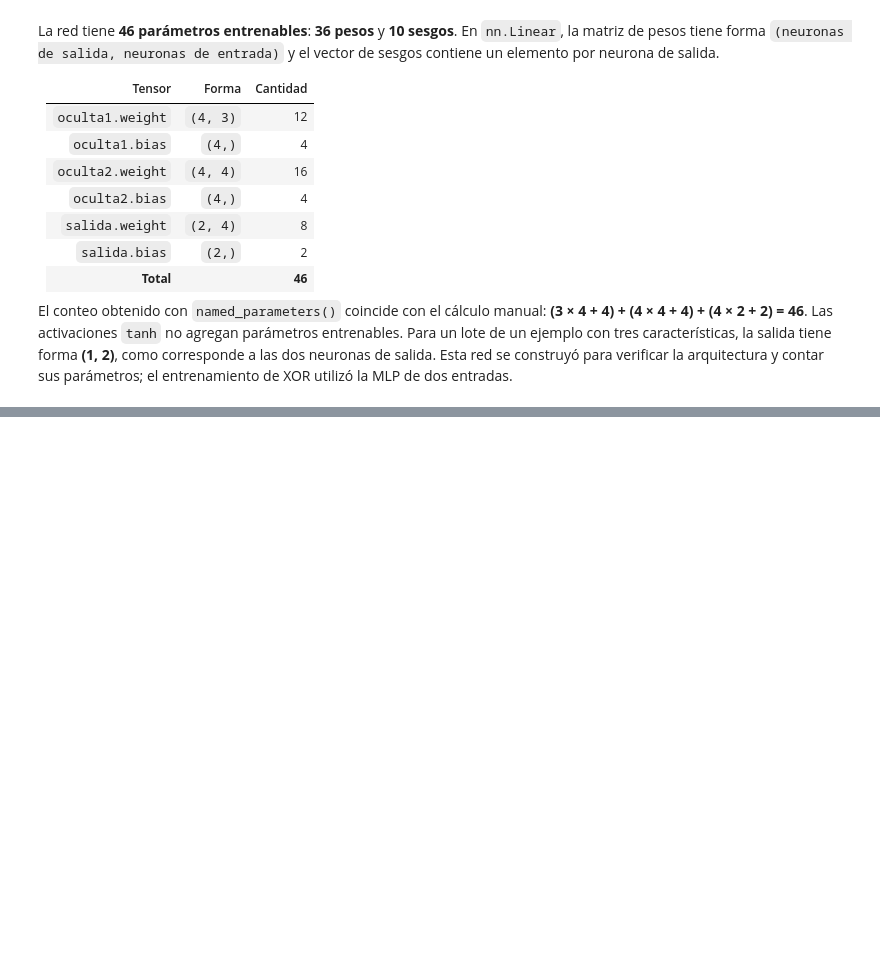
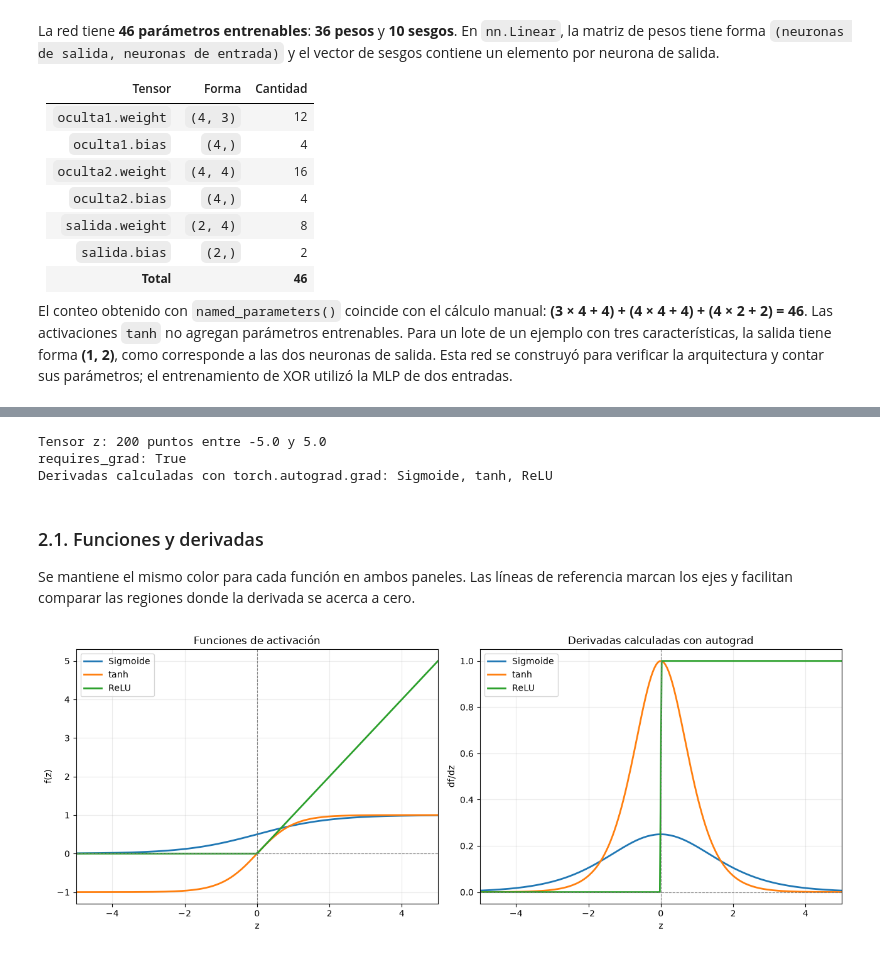
Before and after one commit to Jtanchezz/NLP, a Jupyter notebook: Lab8/lab8.ipynb, the cells around one changed output, grey strips where cells are left out. Saved outputs shown, nothing was run; the diff lists cells and outputs as text; code cells hidden in the pictures; blank space fills up the shorter version.

```diff
--- a/Lab8/lab8.ipynb
+++ b/Lab8/lab8.ipynb
@@ -325,0 +330,51 @@ El conteo obtenido con `named_parameters()` coincide con el cálculo manual: **(
+# %%
+import torch
+import matplotlib.pyplot as plt
+
+z = torch.linspace(-5, 5, 200, requires_grad=True)
+
+activaciones = {
+    "Sigmoide": torch.sigmoid(z),
+    "tanh": torch.tanh(z),
+    "ReLU": torch.relu(z),
+}
+
+derivadas = {
+    nombre: torch.autograd.grad(salida.sum(), z)[0]
+    for nombre, salida in activaciones.items()
+}
+
+print(f"Tensor z: {z.numel()} puntos entre {z[0].item():.1f} y {z[-1].item():.1f}")
+print("requires_grad:", z.requires_grad)
+print("Derivadas calculadas con torch.autograd.grad:", ", ".join(derivadas))
+# %% [output]
+Tensor z: 200 puntos entre -5.0 y 5.0
+requires_grad: True
+Derivadas calculadas con torch.autograd.grad: Sigmoide, tanh, ReLU
+# %% [markdown]
+### 2.1. Funciones y derivadas
+
+Se mantiene el mismo color para cada función en ambos paneles. Las líneas de referencia marcan los ejes y facilitan comparar las regiones donde la derivada se acerca a cero.
+# %%
+z_grafico = z.detach().numpy()
+colores = {"Sigmoide": "tab:blue", "tanh": "tab:orange", "ReLU": "tab:green"}
+fig, ejes = plt.subplots(1, 2, figsize=(13, 5), sharex=True)
+
+for nombre in activaciones:
+    ejes[0].plot(z_grafico, activaciones[nombre].detach().numpy(),
+                 label=nombre, color=colores[nombre], linewidth=2)
+    ejes[1].plot(z_grafico, derivadas[nombre].detach().numpy(),
+                 label=nombre, color=colores[nombre], linewidth=2)
+
+ejes[0].set(title="Funciones de activación", xlabel="z", ylabel="f(z)")
+ejes[1].set(title="Derivadas calculadas con autograd", xlabel="z", ylabel="df/dz")
+for eje in ejes:
+    eje.axhline(0, color="gray", linewidth=0.8, linestyle="--")
+    eje.axvline(0, color="gray", linewidth=0.8, linestyle="--")
+    eje.set_xlim(-5, 5)
+    eje.grid(alpha=0.25)
+    eje.legend()
+plt.tight_layout()
+plt.show()
+# %% [output]
+[figure, added]
```
Also changed, not shown: parts of 5 cells of this notebook.
